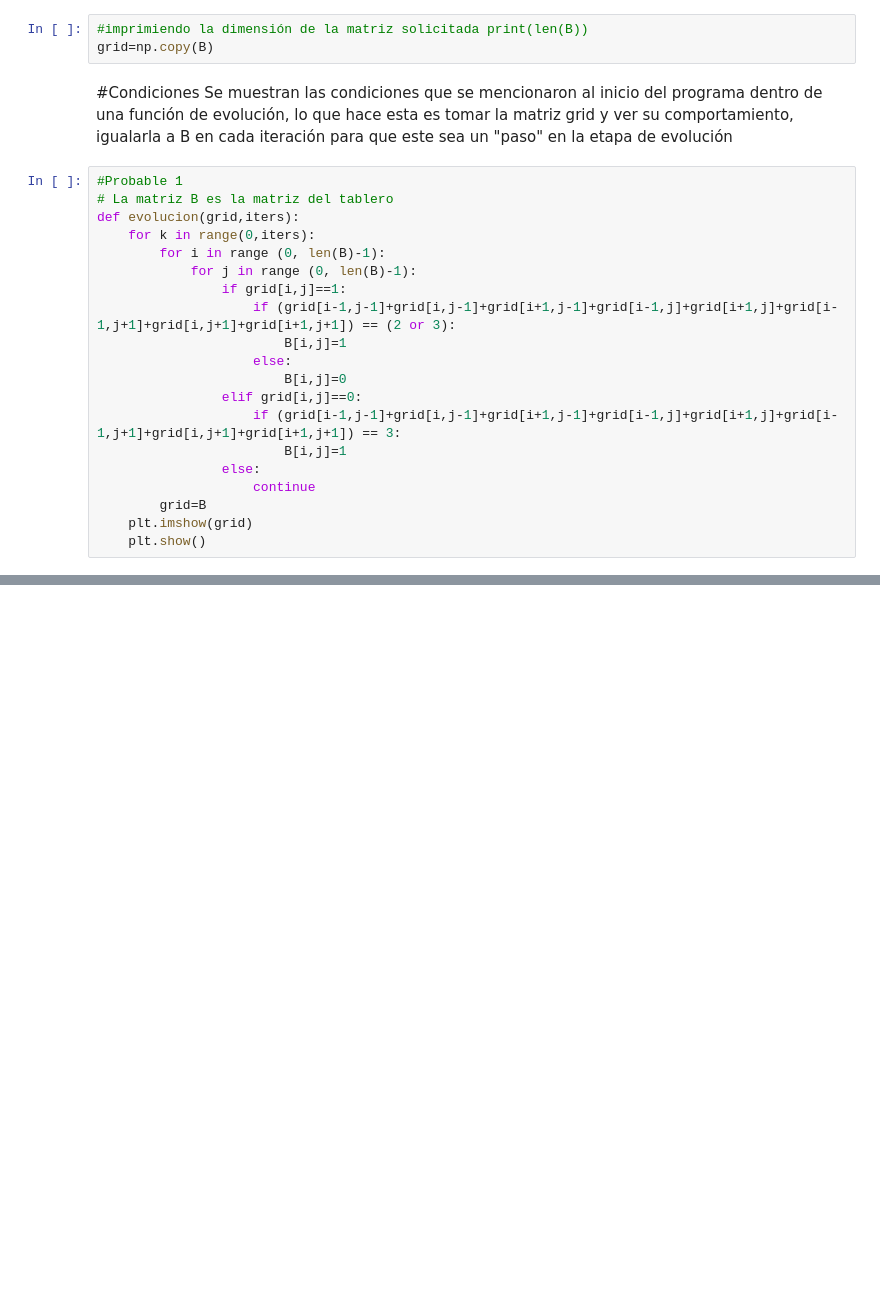
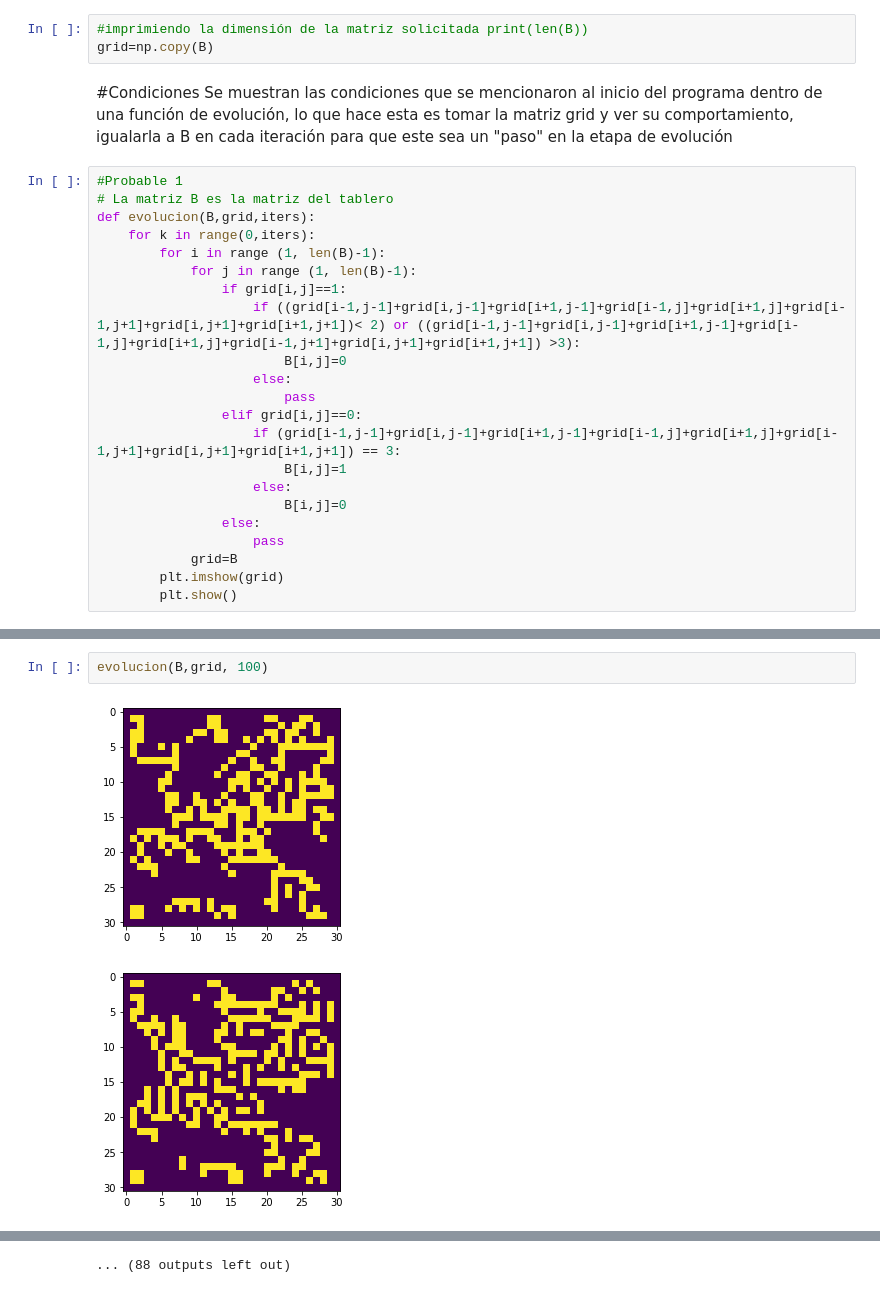
Before and after one commit to EisaacJC/ToLearn, a Jupyter notebook: GameOfLife.ipynb, the cells around one changed output, grey strips where cells are left out. Saved outputs shown, nothing was run; the diff lists cells and outputs as text; blank space fills up the shorter version.

```diff
--- a/GameOfLife.ipynb
+++ b/GameOfLife.ipynb
@@ -50,20 +53,22 @@ Se muestran las condiciones que se mencionaron al inicio del programa dentro de
 # %%
 #Probable 1
 # La matriz B es la matriz del tablero
-def evolucion(grid,iters):
+def evolucion(B,grid,iters):
     for k in range(0,iters):
-        for i in range (0, len(B)-1):
-            for j in range (0, len(B)-1):
+        for i in range (1, len(B)-1):
+            for j in range (1, len(B)-1):
                 if grid[i,j]==1:
-                    if (grid[i-1,j-1]+grid[i,j-1]+grid[i+1,j-1]+grid[i-1,j]+grid[i+1,j]+grid[i-1,j+1]+grid[i,j+1]+grid[i+1,j+1]) == (2 or 3):
+                    if ((grid[i-1,j-1]+grid[i,j-1]+grid[i+1,j-1]+grid[i-1,j]+grid[i+1,j]+grid[i-1,j+1]+grid[i,j+1]+grid[i+1,j+1])< 2) or ((grid[i-1,j-1]+grid[i,j-1]+grid[i+1,j-1]+grid[i-1,j]+grid[i+1,j]+grid[i-1,j+1]+grid[i,j+1]+grid[i+1,j+1]) >3):
+                        B[i,j]=0
+                    else:
+                        pass
+                elif grid[i,j]==0:
+                    if (grid[i-1,j-1]+grid[i,j-1]+grid[i+1,j-1]+grid[i-1,j]+grid[i+1,j]+grid[i-1,j+1]+grid[i,j+1]+grid[i+1,j+1]) == 3:
                         B[i,j]=1
                     else:
                         B[i,j]=0
-                elif grid[i,j]==0:
-                    if (grid[i-1,j-1]+grid[i,j-1]+grid[i+1,j-1]+grid[i-1,j]+grid[i+1,j]+grid[i-1,j+1]+grid[i,j+1]+grid[i+1,j+1]) == 3:
-                        B[i,j]=1
                 else:
-                    continue
-        grid=B
-    plt.imshow(grid)
-    plt.show()
+                    pass
+            grid=B
+        plt.imshow(grid)
+        plt.show()
@@ -86,0 +75,5 @@ for i in range(0,20):
+# %%
+evolucion(B,grid, 100)
+# %% [output]
+[figure, added]
+[figure, added]
@@ -86,0 +90 @@ for i in range(0,20):
+... (88 outputs left out)
```
Also changed, not shown: parts of 7 cells of this notebook.
